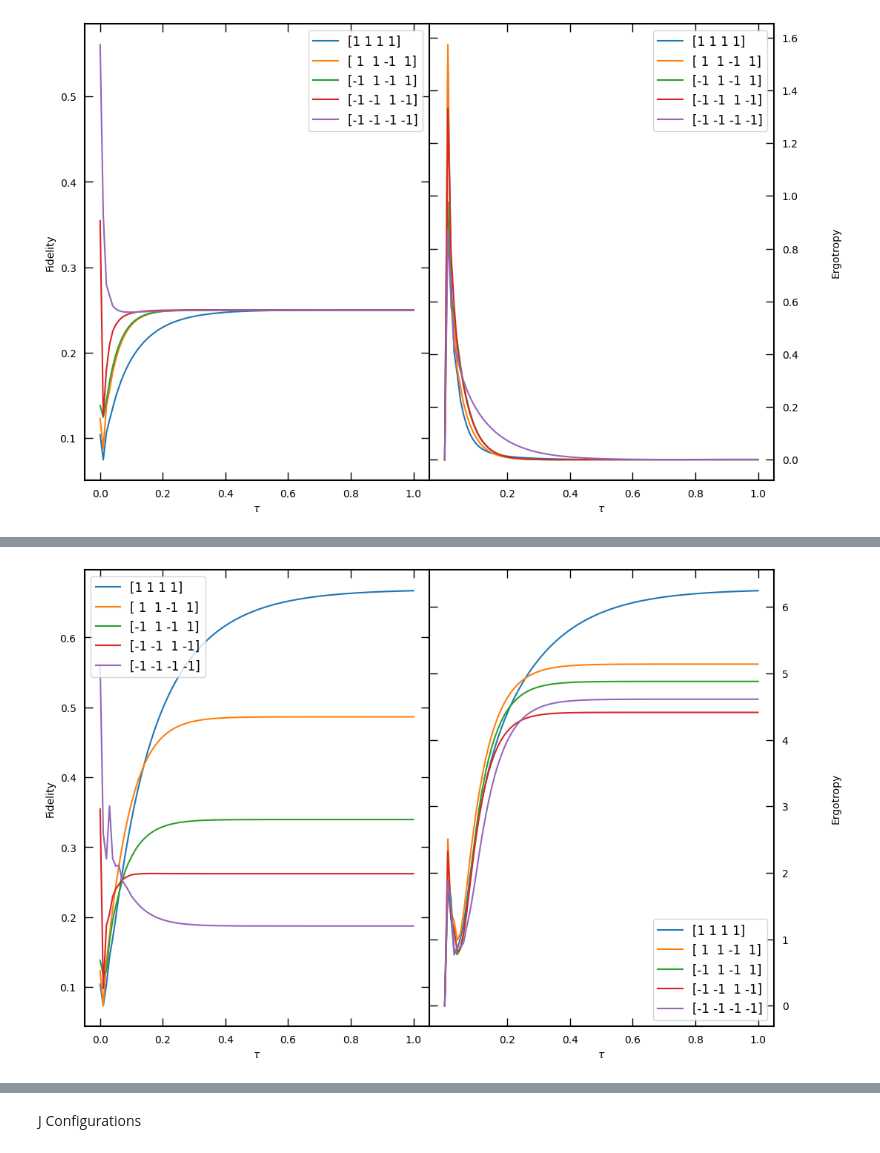
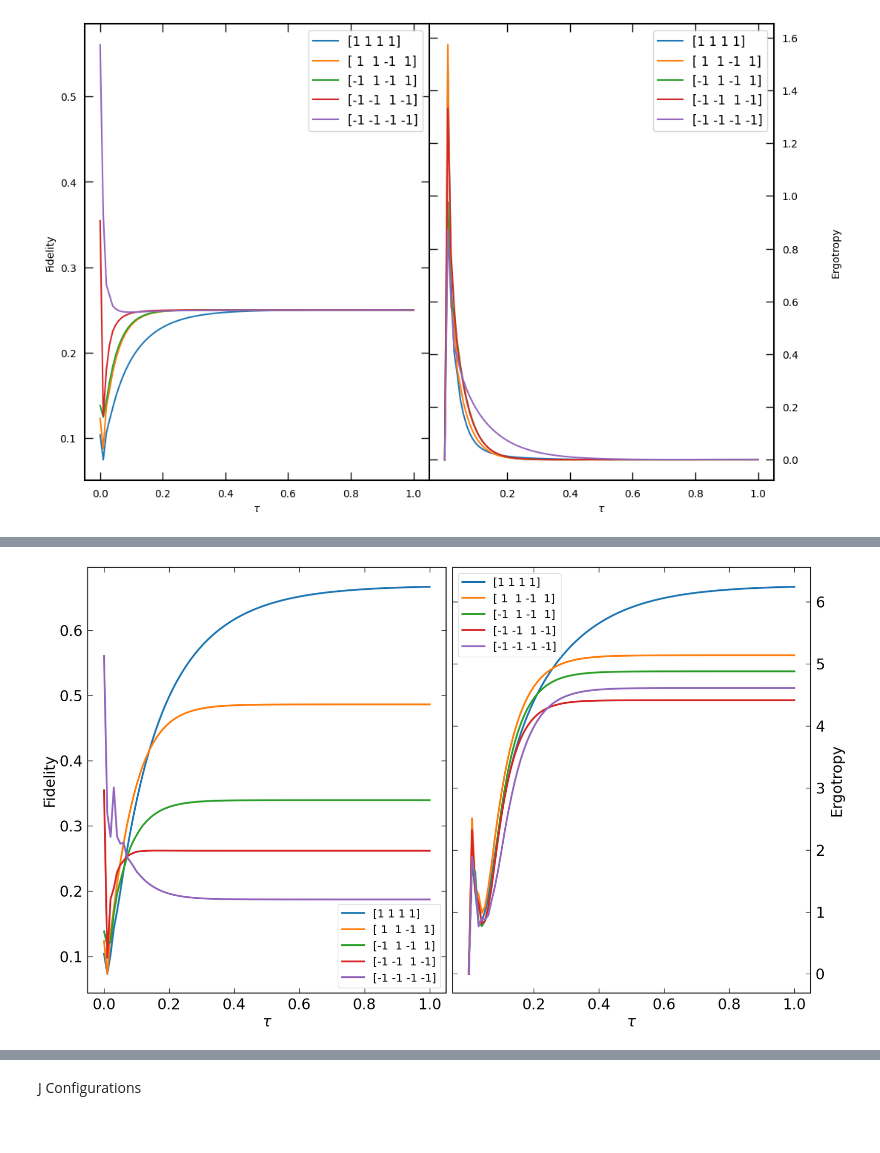
Before and after one commit to egementunca/QBattery_v2, a Jupyter notebook: Ising/isingFigures.ipynb, the cells around one changed output, grey strips where cells are left out. Drawn from its saved outputs; the diff is of its cells as text; code cells hidden in the pictures.

```diff
--- a/Ising/isingFigures.ipynb
+++ b/Ising/isingFigures.ipynb
@@ -171,26 +171,29 @@ if saveOpt:
 # %% [output]
 [figure]
 # %%
-fig, axs = plt.subplots(1,2,figsize=(12,8), dpi=100)
+fig, axs = plt.subplots(1,2,figsize=(19.2,10.8), dpi=100)
 plt.subplots_adjust(wspace=0,hspace=0)
 
 for r in range(realizations):
-    axs[0].plot(tau,fids[6,r], label = str(Jall[r]))
-    axs[1].plot(tau,ergs[6,r], label= str(Jall[r]))
-    axs[0].set_ylabel(r'Fidelity')
-    axs[1].set_ylabel(r'Ergotropy',labelpad=-400)
+    axs[0].plot(tau,fids[6,r], linewidth=3, label= str(Jall[r]))
+    axs[1].plot(tau,ergs[6,r], linewidth=3, label= str(Jall[r]))
+    axs[0].set_ylabel(r'Fidelity', fontsize=24)
+    axs[1].set_ylabel(r'Ergotropy',labelpad=-640, fontsize=24)
 
-axs[1].set_xticks(axs[1].get_xticks()[2:-1])
+axs[1].set_xticks(axs[1].get_xticks()[2:-1], fontsize=24)
 axs[1].tick_params(labelleft=False,labelright=True)
 
 for idx in [0,1]:
-    axs[idx].legend(fontsize=12)
-    axs[idx].set_xlabel('$\\tau$')
+    axs[idx].legend(fontsize=18)
+    axs[idx].set_xlabel('$\\tau$', fontsize=24)
 
     for e in ['x', 'y']:
-        axs[idx].tick_params(axis=e,which='major',size=8,width=1,direction='in',top='on',right='on')
+        axs[idx].tick_params(axis=e,which='major',size=8,width=1,direction='in',top='on',right='on', labelsize=24)
+
+plt.tight_layout()
 
 saveOpt = False
 if saveOpt:
-    plt.savefig(f'./Figures/ancilla_{charger_names[6]}.png')
+    plt.savefig(f'./Figures/ising_fixed_ancilla_{charger_names[6]}.png', bbox_inches='tight')
+    plt.savefig(f'./Figures/ising_fixed_ancilla_{charger_names[6]}.eps', format='eps', bbox_inches='tight')
 # %% [output]
@@ -197 +201 @@ if saveOpt:
-[figure, old version]
+[figure, new version]
```
Also changed, not shown: parts of 7 cells of this notebook, 3 other files.
